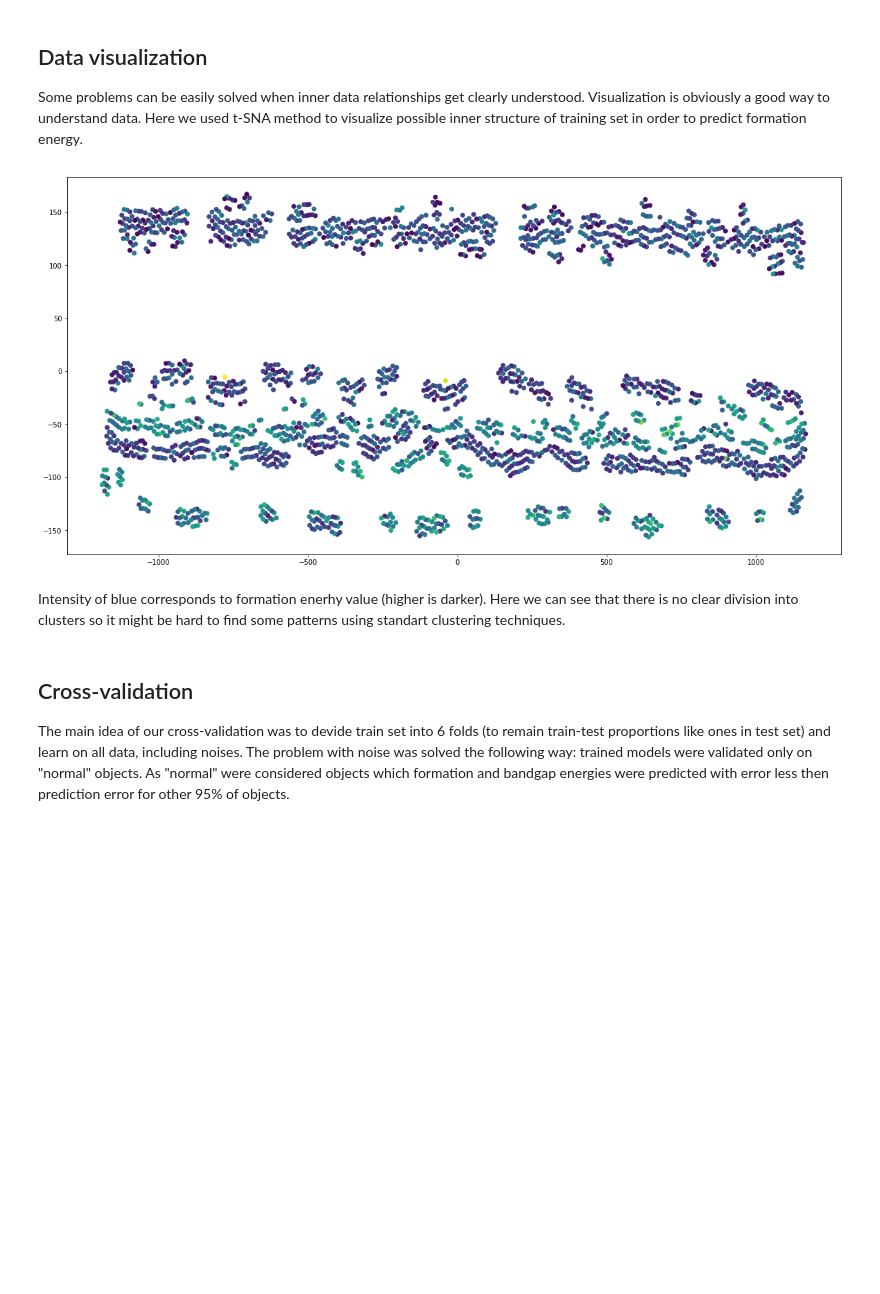
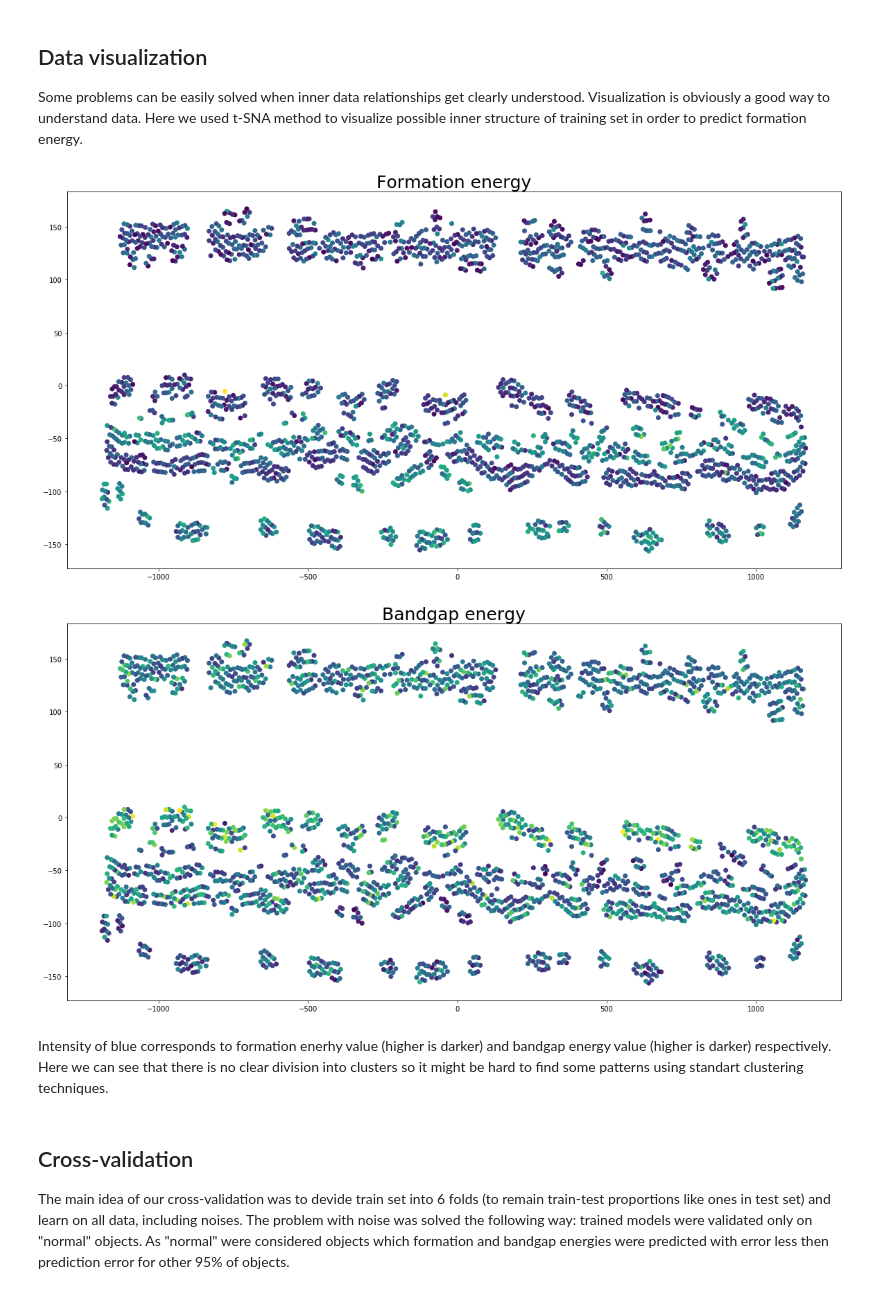
Before and after one commit to snk4tr/Nomad2018-Predicting-Transparent-Conductors, a Jupyter notebook: solution.ipynb, the cells around one changed output. Drawn from its saved outputs; the diff is of its cells as text; code cells hidden in the pictures; blank space fills up the shorter version.

```diff
--- a/solution.ipynb
+++ b/solution.ipynb
@@ -54,12 +54,15 @@ tsne = manifold.TSNE(n_components = 2, init = 'pca', random_state = 0)
 data_2d_tsne = tsne.fit_transform(train)
 # %%
 pylab.figure(figsize = (20, 10))
-pylab.scatter(data_2d_tsne[:, 0], data_2d_tsne[:, 1], c = train['formation_energy_ev_natom'])
+pylab.scatter(data_2d_tsne[:, 0], data_2d_tsne[:, 1], c = train['formation_energy_ev_natom']), plt.title('Formation energy', fontsize=25)
+pylab.figure(figsize = (20, 10))
+pylab.scatter(data_2d_tsne[:, 0], data_2d_tsne[:, 1], c = train['bandgap_energy_ev']), plt.title('Bandgap energy', fontsize=25)
 plt.show()
 # %% [output]
-[figure, old version]
+[figure, new version]
+[figure, added]
 # %% [markdown]
-Intensity of blue corresponds to formation enerhy value (higher is darker). Here we can see that there is no clear division into clusters so it might be hard to find some patterns using standart clustering techniques.
+Intensity of blue corresponds to formation enerhy value (higher is darker) and bandgap energy value (higher is darker) respectively. Here we can see that there is no clear division into clusters so it might be hard to find some patterns using standart clustering techniques.
 # %% [markdown]
 ## Cross-validation
 The main idea of our cross-validation was to devide train set into 6 folds (to remain train-test proportions like ones in test set) and learn on all data, including noises. The problem with noise was solved the following way: trained models were validated only on "normal" objects. As "normal" were considered objects which formation and bandgap energies were predicted with error less then prediction error for other 95% of objects.
```
Also changed, not shown: parts of 7 cells of this notebook.
